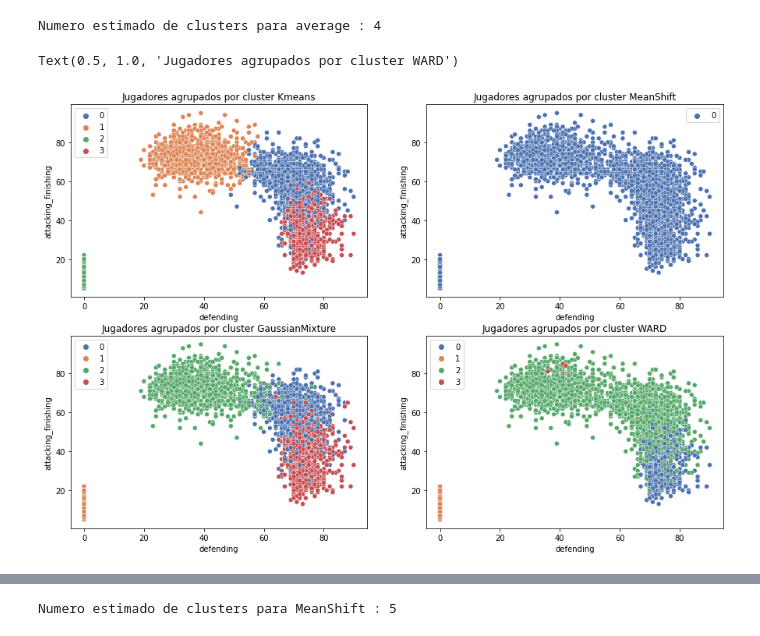
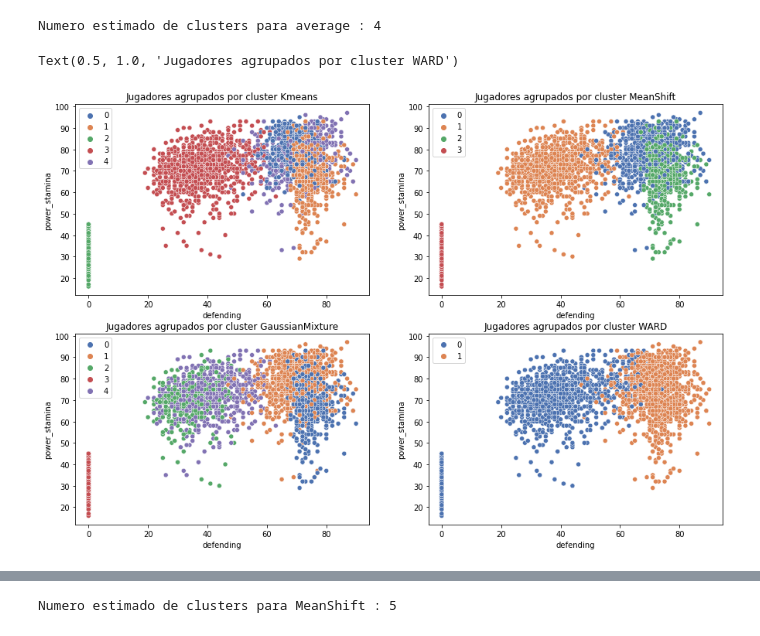
Before and after one commit to aruderman/labApNoSup, a Jupyter notebook: practico.ipynb, the cells around one changed output, grey strips where cells are left out. Cells and saved outputs as stored; diff of their text form; code cells hidden in the pictures.

```diff
--- a/practico.ipynb
+++ b/practico.ipynb
@@ -217,7 +217,9 @@ Numero estimado de clusters para DBSCAN : 1
 # %%
 n_clusters = 4
 
-ward = AgglomerativeClustering(n_clusters=n_clusters, linkage='average', affinity='cityblock')
+A = kneighbors_graph(df_skills, 2, mode='connectivity', include_self=True)
+
+ward = AgglomerativeClustering(n_clusters=n_clusters, linkage='average', connectivity=A, affinity='cosine')
 ward.fit(df_skills)
 cluster4 = ward.labels_
 labels_unique = np.unique(cluster4)
@@ -235,32 +237,32 @@ gmm.fit(df_skills)
 pred = gmm.predict(df_skills)
 # %%
 skill_1=skill_columns[4]
-skill_2=skill_columns[7]
+skill_2=skill_columns[23]
 
 plt.figure(figsize=(15,10))
 plt.subplot(2,2,1)
 sns.scatterplot(data=df_skills, x=skill_1, y=skill_2, hue=clusters, palette="deep")
 plt.xlabel(skill_1)
 plt.ylabel(skill_2)
 plt.title("Jugadores agrupados por cluster Kmeans")
 plt.subplot(2,2,2)
 sns.scatterplot(data=df_skills, x=skill_1, y=skill_2, hue=clusters2, palette="deep")
 plt.xlabel(skill_1)
 plt.ylabel(skill_2)
 plt.title("Jugadores agrupados por cluster MeanShift")
 plt.subplot(2,2,3)
 sns.scatterplot(data=df_skills, x=skill_1, y=skill_2, hue=pred, palette="deep")
 plt.xlabel(skill_1)
 plt.ylabel(skill_2)
 plt.title("Jugadores agrupados por cluster GaussianMixture")
 plt.subplot(2,2,4)
 sns.scatterplot(data=df_skills, x=skill_1, y=skill_2, hue=cluster4, palette="deep")
 plt.xlabel(skill_1)
 plt.ylabel(skill_2)
 plt.title("Jugadores agrupados por cluster WARD")
 # %% [output]
 Text(0.5, 1.0, 'Jugadores agrupados por cluster WARD')
-[figure, old version]
+[figure, new version]
 # %%
 positions = ['ls', 'st', 'rs', 'lw', 'lf', 'cf', 'rf', 'rw', 'lam', 'cam', 'ram', 'lm', 'lcm', 'cm',
  'rcm', 'rm', 'lwb', 'ldm', 'cdm', 'rdm', 'rwb', 'lb', 'lcb', 'cb', 'rcb', 'rb']
```
Also changed, not shown: parts of 21 cells of this notebook.
